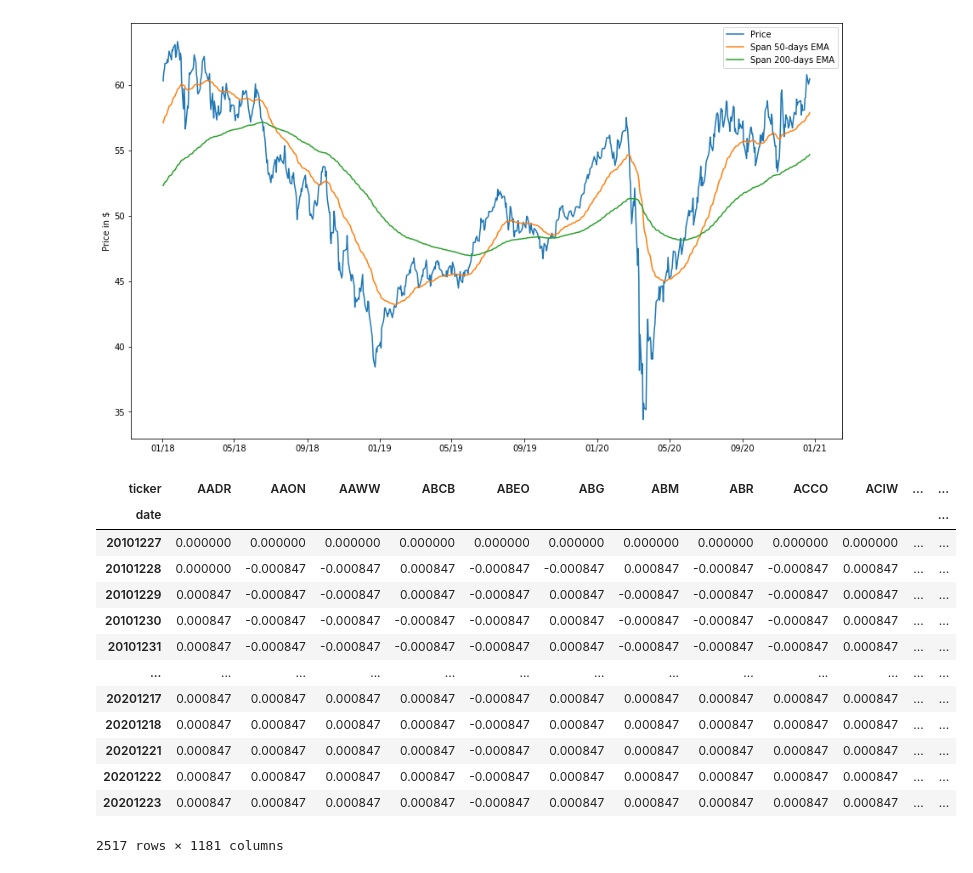
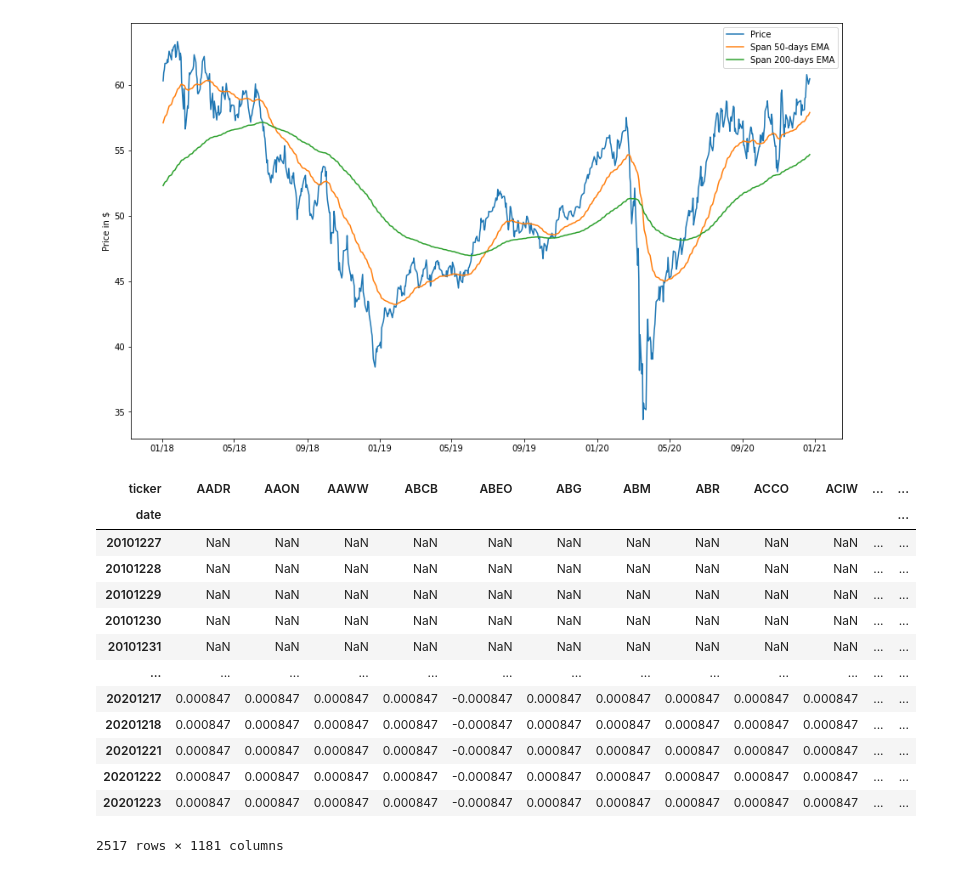
Before and after one commit to ricocahyadi777/quant-trading-project-maf, a Jupyter notebook: Quant.ipynb, the cells around one changed output. Saved outputs shown, nothing was run; the diff lists cells and outputs as text; code cells hidden in the pictures.

```diff
--- a/Quant.ipynb
+++ b/Quant.ipynb
@@ -16,0 +9,6 @@ b'Skipping line 109845: expected 8 fields, saw 11\n'
+# %%
+#Initializer
+short_MA = 50
+long_MA = 200
+start_date = '20100101'
+end_date = '20201223'
@@ -41,3 +193,5 @@ closing_data
 # %%
-ema_short = closing_data.ewm(span=50, adjust=False).mean()
-ema_long = closing_data.ewm(span=200, adjust=False).mean()
+ema_short = closing_data.ewm(span=short_MA, adjust=False).mean()
+sma_short = closing_data.rolling(short_MA).mean()
+ema_long = closing_data.ewm(span=long_MA, adjust=False).mean()
+sma_long = closing_data.rolling(long_MA).mean()
@@ -79,18 +270,18 @@ ax.xaxis.set_major_formatter(my_year_month_fmt)
 # %% [output]
 [figure]
 # %%
-trading_positions_raw = ema_short - ema_long
-trading_positions_raw
+trading_positions_raw = ema_short - sma_long
 trading_positions = trading_positions_raw.apply(np.sign) * 1/len(ticker)
-trading_positions
+trading_positions_final = trading_positions.shift(1)
+trading_positions_final
 # %% [output]
 | ticker | AADR | AAON | AAWW | ABCB | ABEO | ABG | ABM | ABR | ACCO | ACIW | ... | ... |
 | date |  |  |  |  |  |  |  |  |  |  |  | ... |
-| 20101227 | 0.000000 | 0.000000 | 0.000000 | 0.000000 | 0.000000 | 0.000000 | 0.000000 | 0.000000 | 0.000000 | 0.000000 | ... | ... |
-| 20101228 | 0.000000 | -0.000847 | -0.000847 | 0.000847 | -0.000847 | -0.000847 | 0.000847 | -0.000847 | -0.000847 | 0.000847 | ... | ... |
-| 20101229 | 0.000847 | -0.000847 | -0.000847 | 0.000847 | -0.000847 | 0.000847 | -0.000847 | -0.000847 | -0.000847 | 0.000847 | ... | ... |
-| 20101230 | 0.000847 | -0.000847 | -0.000847 | -0.000847 | -0.000847 | 0.000847 | -0.000847 | -0.000847 | -0.000847 | 0.000847 | ... | ... |
-| 20101231 | 0.000847 | -0.000847 | -0.000847 | -0.000847 | -0.000847 | 0.000847 | -0.000847 | -0.000847 | -0.000847 | 0.000847 | ... | ... |
+| 20101227 | NaN | NaN | NaN | NaN | NaN | NaN | NaN | NaN | NaN | NaN | ... | ... |
+| 20101228 | NaN | NaN | NaN | NaN | NaN | NaN | NaN | NaN | NaN | NaN | ... | ... |
+| 20101229 | NaN | NaN | NaN | NaN | NaN | NaN | NaN | NaN | NaN | NaN | ... | ... |
+| 20101230 | NaN | NaN | NaN | NaN | NaN | NaN | NaN | NaN | NaN | NaN | ... | ... |
+| 20101231 | NaN | NaN | NaN | NaN | NaN | NaN | NaN | NaN | NaN | NaN | ... | ... |
 | ... | ... | ... | ... | ... | ... | ... | ... | ... | ... | ... | ... | ... |
 | 20201217 | 0.000847 | 0.000847 | 0.000847 | 0.000847 | -0.000847 | 0.000847 | 0.000847 | 0.000847 | 0.000847 | 0.000847 | ... | ... |
 | 20201218 | 0.000847 | 0.000847 | 0.000847 | 0.000847 | -0.000847 | 0.000847 | 0.000847 | 0.000847 | 0.000847 | 0.000847 | ... | ... |
```
Also changed, not shown: parts of 26 cells of this notebook, 3 other files.
